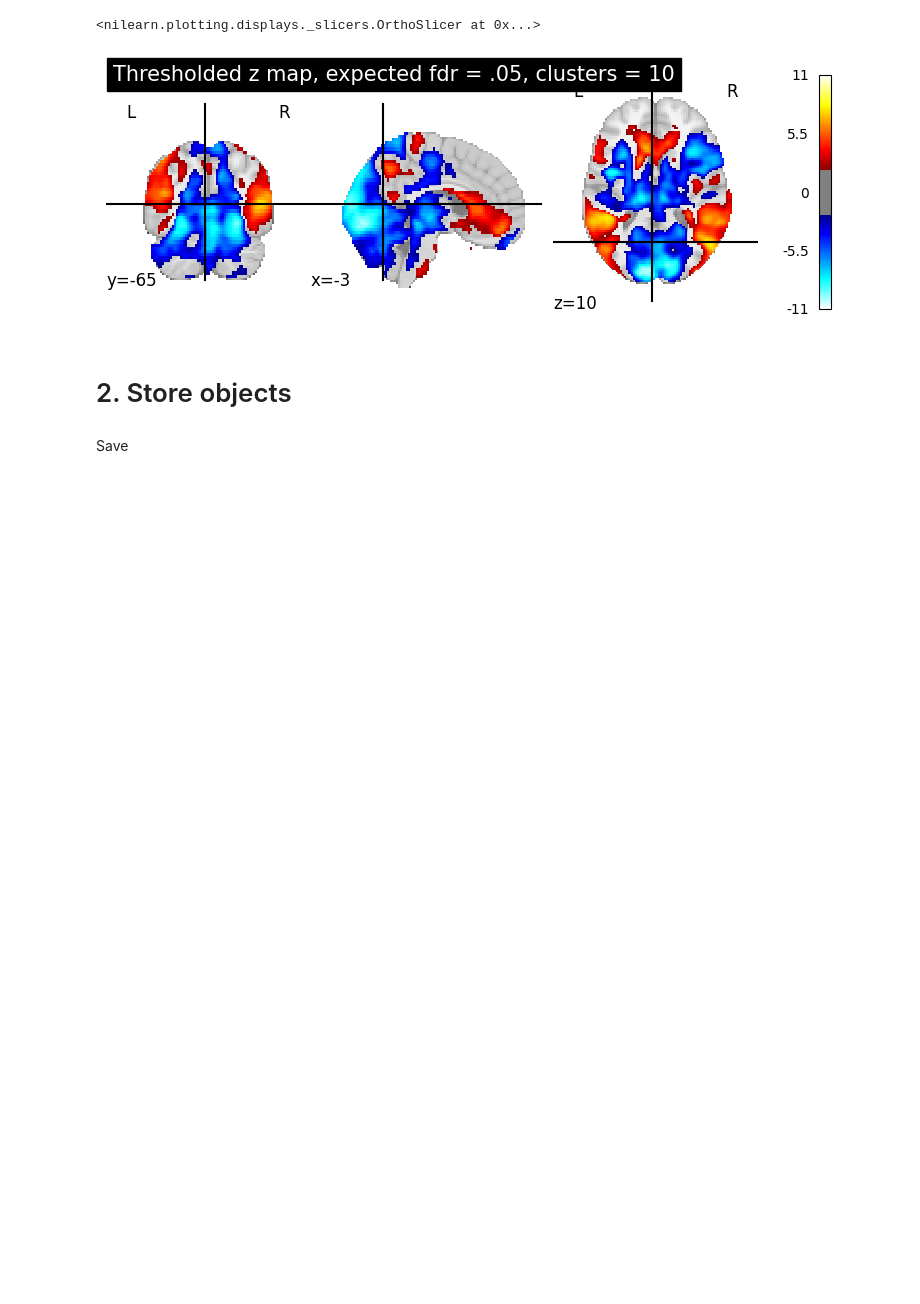
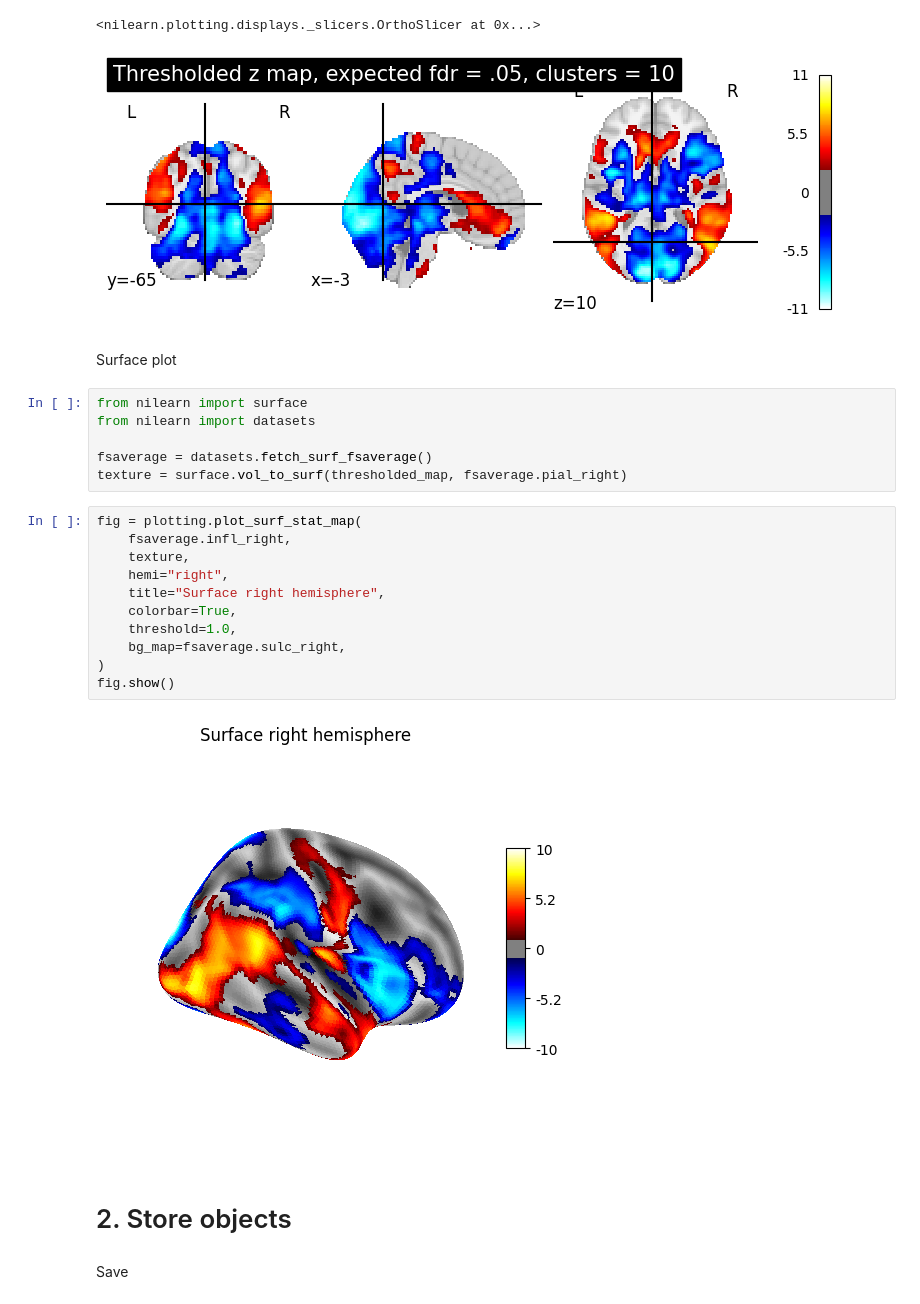
Before and after one commit to dominikpegler/tewa2-neuroimaging, a Jupyter notebook: assignments/Group assignment/Group assignment.ipynb, the cells around one changed output. Saved outputs shown, nothing was run; the diff lists cells and outputs as text; blank space fills up the shorter version.

Commit message:
added surface plot

```diff
--- a/assignments/Group assignment/Group assignment.ipynb
+++ b/assignments/Group assignment/Group assignment.ipynb
@@ -202,6 +202,27 @@ plotting.plot_stat_map(
 # %% [output]
 <nilearn.plotting.displays._slicers.OrthoSlicer at 0x...>
 [figure]
+# %% [markdown]
+Surface plot
+# %%
+from nilearn import surface
+from nilearn import datasets
+
+fsaverage = datasets.fetch_surf_fsaverage()
+texture = surface.vol_to_surf(thresholded_map, fsaverage.pial_right)
+# %%
+fig = plotting.plot_surf_stat_map(
+    fsaverage.infl_right,
+    texture,
+    hemi="right",
+    title="Surface right hemisphere",
+    colorbar=True,
+    threshold=1.0,
+    bg_map=fsaverage.sulc_right,
+)
+fig.show()
+# %% [output]
+[figure, added]
 # %% [markdown]
 # 2. Store objects
 # %% [markdown]
```
